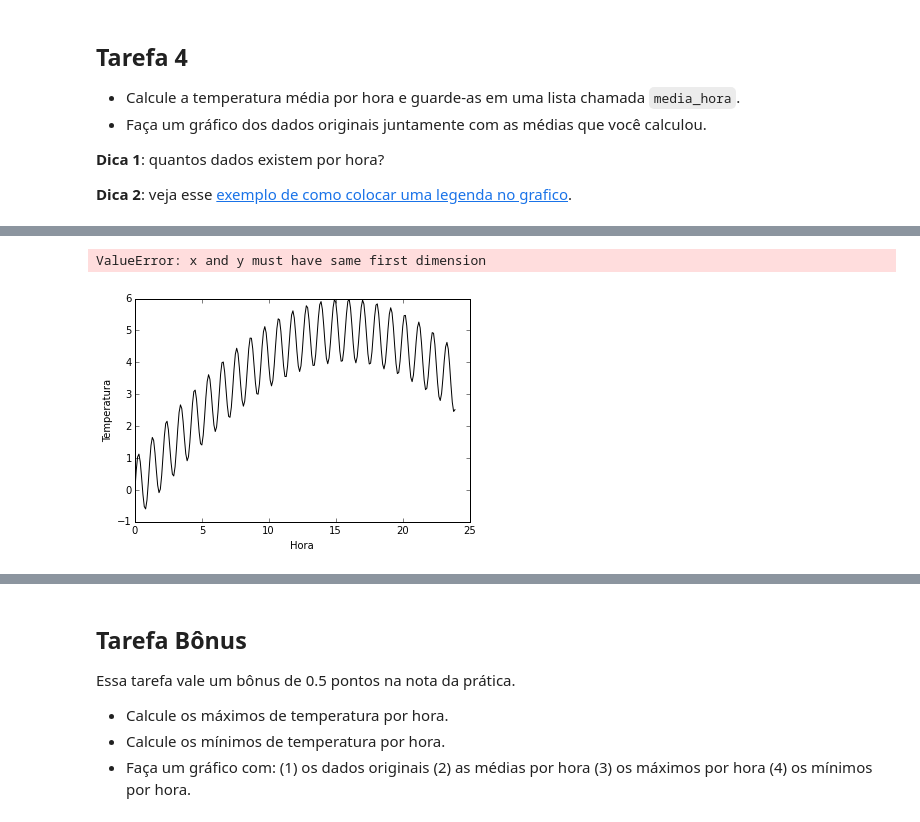
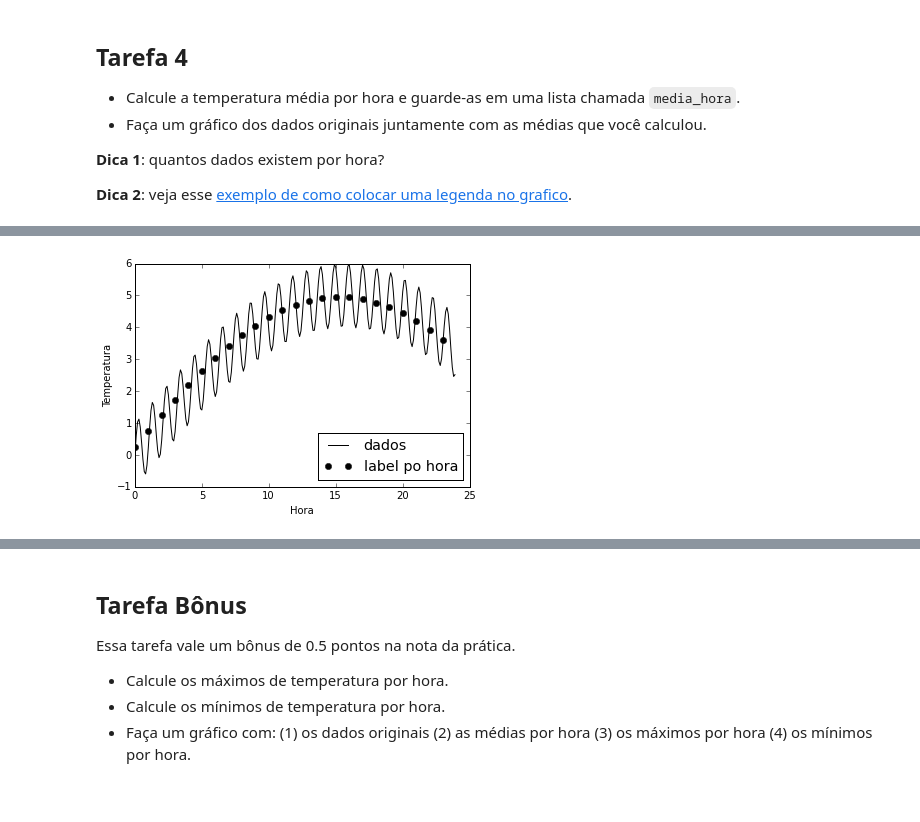
Before and after one commit to mat-esp-2015/python-intro-2-oceano, a Jupyter notebook: tarefa-intro-python-2.ipynb, the cells around one changed output, grey strips where cells are left out. Cells and saved outputs as stored; diff of their text form; code cells hidden in the pictures.

```diff
--- a/tarefa-intro-python-2.ipynb
+++ b/tarefa-intro-python-2.ipynb
@@ -331,16 +331,15 @@ print(media_hora)
 import matplotlib.pyplot as plt
 % matplotlib inline
 # %%
-dia_em_horas = [0,1,2,3,4,5,6,7,8,9,10,11,12,13,14,15,16,17,18,19,20,21,22,23]
+dia_em_horas = [0, 1, 2, 3, 4, 5, 6, 7, 8, 9, 10, 11, 12, 13, 14, 15, 16, 17, 18, 19, 20, 21, 22, 23]
 plt.figure()
-plt.plot(tempos,dados,"-k",label = "dados")
+plt.plot(tempos, dados, "-k", label = "dados")
 plt.xlabel("Hora")
 plt.ylabel("Temperatura")
-plt.plot (dia_em_horas, media_hora, "ok", label = "Média por hora")
-legend = plt.legend(loc = 'lower right', shadow = true, fontsize='x-large')
+plt.plot(dia_em_horas, media_hora, "ok", label = "label po hora")
+legend = plt.legend(loc = 'lower right', fontsize='x-large')
 # %% [output]
-ValueError: x and y must have same first dimension
-[figure, old version]
+[figure, new version]
 # %% [markdown]
 ### Resultado esperado
 
```
Also changed, not shown: parts of 1 cell of this notebook.
